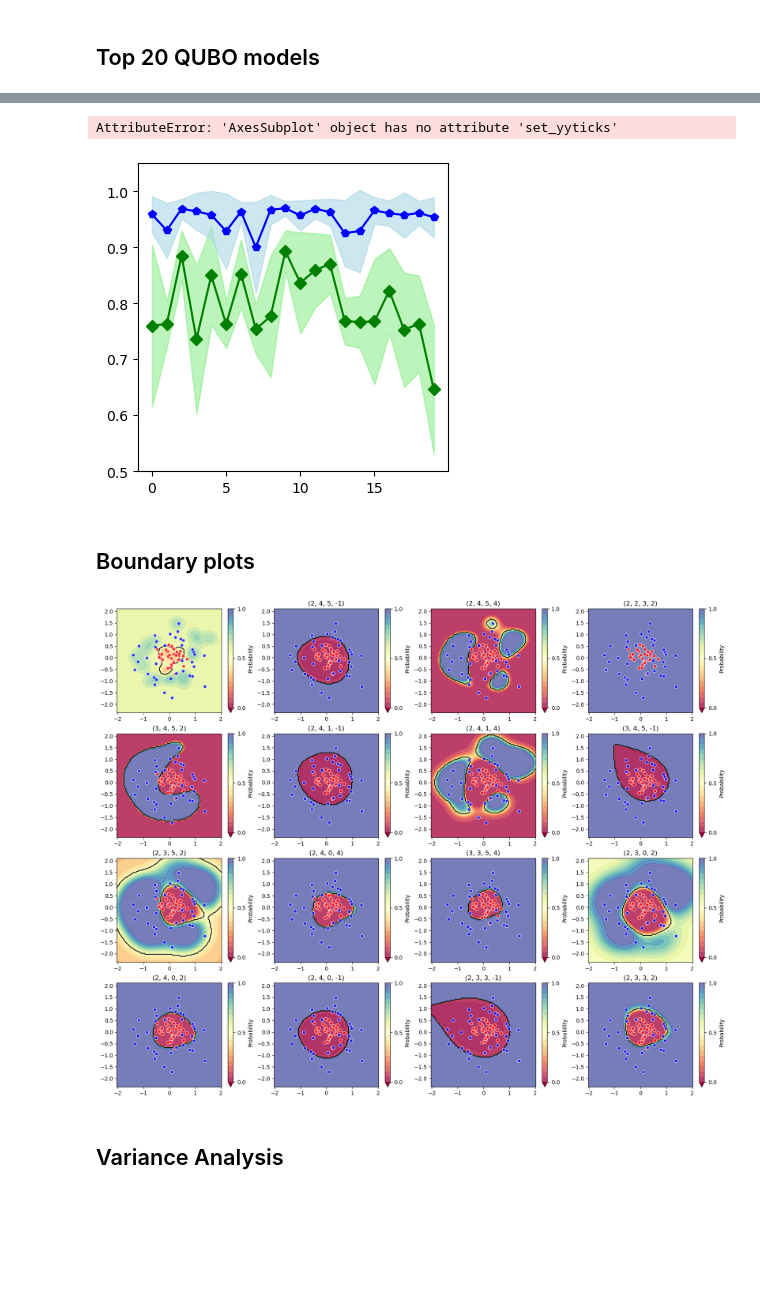
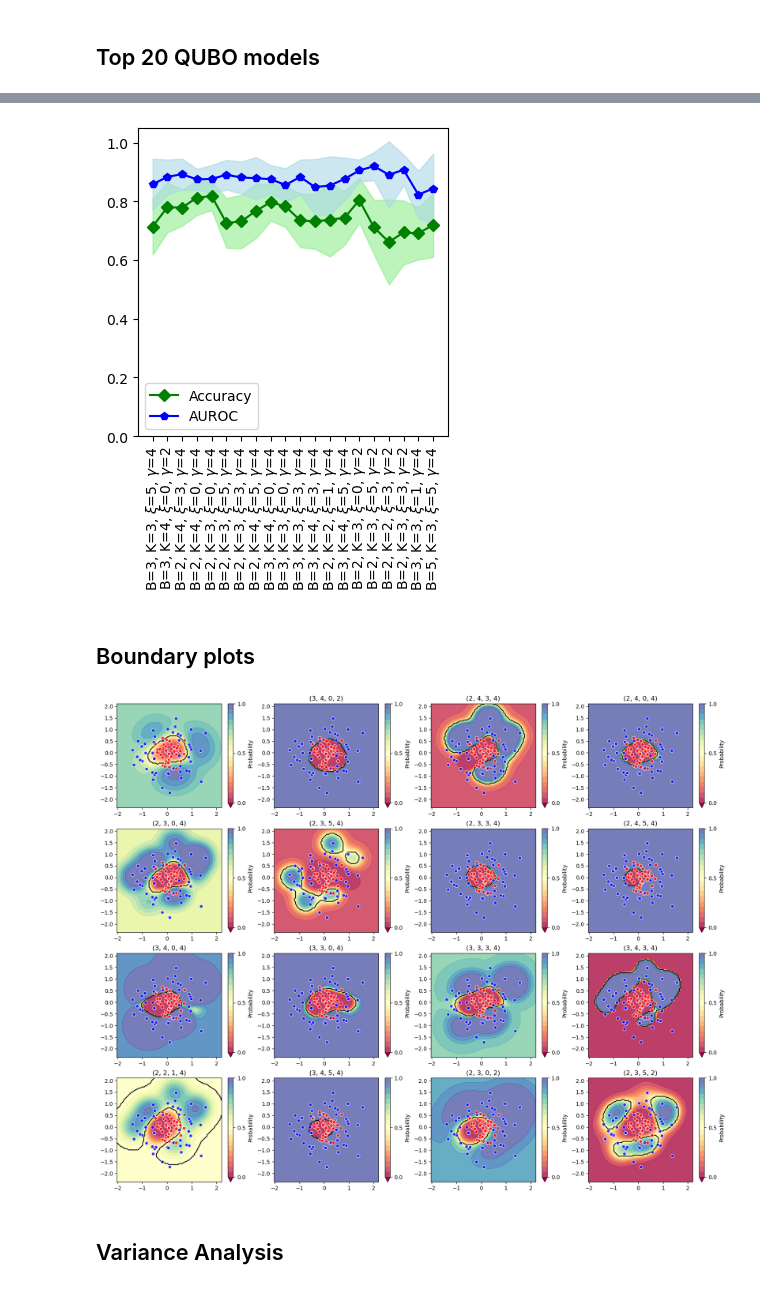
Before and after one commit to Freddo242/ResearchProjectRepo, a Jupyter notebook: Main/DataAnalysis/synth_3_analysis.ipynb, the cells around one changed output, grey strips where cells are left out. Saved outputs shown, nothing was run; the diff lists cells and outputs as text; code cells hidden in the pictures; blank space fills up the shorter version.

```diff
--- a/Main/DataAnalysis/synth_3_analysis.ipynb
+++ b/Main/DataAnalysis/synth_3_analysis.ipynb
@@ -29,10 +29,12 @@ plt.show()
 # %% [output]
 [figure]
 # %%
+train_size = 0.2
+
 X = data[:, :-1]
 t = data[:, -1]
 
-X_train, X_test, t_train, t_test = train_test_split(X, t, train_size = 0.4, shuffle = True, stratify = t)
+X_train, X_test, t_train, t_test = train_test_split(X, t, train_size = train_size, shuffle = True, stratify = t)
 
 t_train = t_train.reshape(-1, 1)
 t_test = t_test.reshape(-1, 1)
@@ -59,7 +61,7 @@ if run:
 ## Parameter calibration for cSVM
 # %%
 C_values = [2 ** i for i in range(0, 7)]
-gamma_values = [-1] + [2 **i for i in range(-3, 3)]
+gamma_values = [2 **i for i in range(-3, 3)]
 kernel_func = rbf_kernel
 
 run = False
@@ -100,0 +107,10 @@ zip(*np.where(cSVM_auroc == 1))
+# %%
+clf = SoftMarginKernelClassifier(16, kernel_func, 2)
+clf = clf.fit(X_train, t_train)
+
+scores = clf.decision_function(X_test)
+preds = clf.predict(X_test)
+
+auc = compute_auc_from_scores(scores, t_test)
+acc = compute_accuracy(preds, t_test)
+print(auc, acc)
@@ -141,37 +182,36 @@ fig, ax = plt.subplots(figsize = (4, 4))
 af.plot_top_models(top_models, np.array([tp_acc_mean, tp_acc_std]), np.array([tp_auc_mean, tp_auc_std]), fig = fig, ax = ax)
 plt.show()
 # %% [output]
-AttributeError: 'AxesSubplot' object has no attribute 'set_yyticks'
-[figure, old version]
+[figure, new version]
 # %% [markdown]
 ## Boundary plots
 # %%
 fig, ax = plt.subplots(4, 4, figsize = (20, 16))
 
-csvm = SoftMarginKernelClassifier(1, kernel_func, 16)
+csvm = SoftMarginKernelClassifier(16, kernel_func, 2)
 csvm = csvm.fit(X_train, t_train)
 plot_boundary.plot(X_test, t_test, csvm, contour_func = 'predict_proba', colorbar = True, fig = fig, ax = ax[0, 0])
 
 for i in range(4):
     for j in range(4):
         if i + j == 0:
             continue
         else:
             index = 4 * i + j
             B = top_models[index][0]
             K = top_models[index][1]
             R = top_models[index][2]
             gamma = top_models[index][3]
 
             clf = QUBOSoftMarginClassifier(B, K, R, kernel_func, gamma)
             clf = clf.make_QUBO_problem(X_train, t_train).fit(X_train, t_train)
             plot_boundary.plot(X_test, t_test, clf, contour_func = 'predict_proba', colorbar = True, fig = fig, ax = ax[i, j])
 
             ax[i, j].set_title(f'({B}, {K}, {R}, {gamma})')
 
 plt.show()
 # %% [output]
-[figure, old version]
+[figure, new version]
 # %% [markdown]
 ## Variance Analysis
 # %%
```
Also changed, not shown: parts of 7 cells of this notebook, 31 other files.
